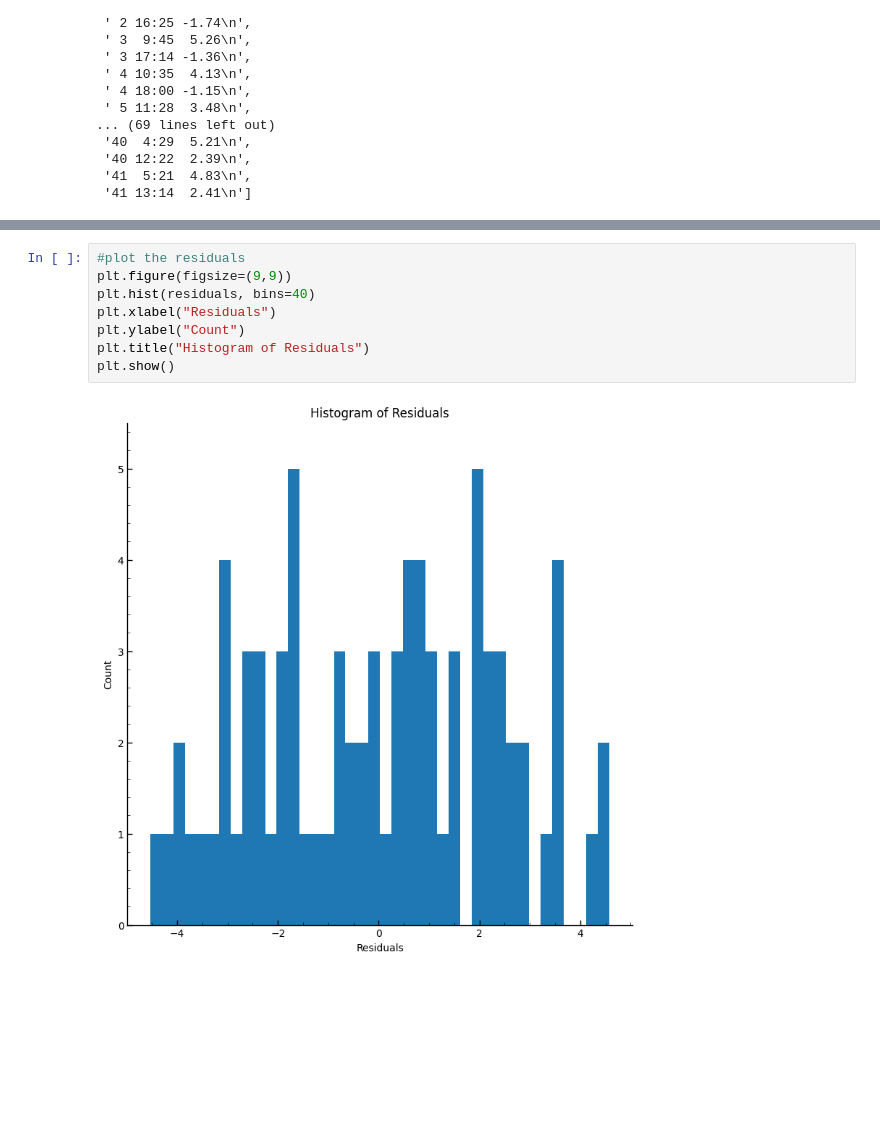
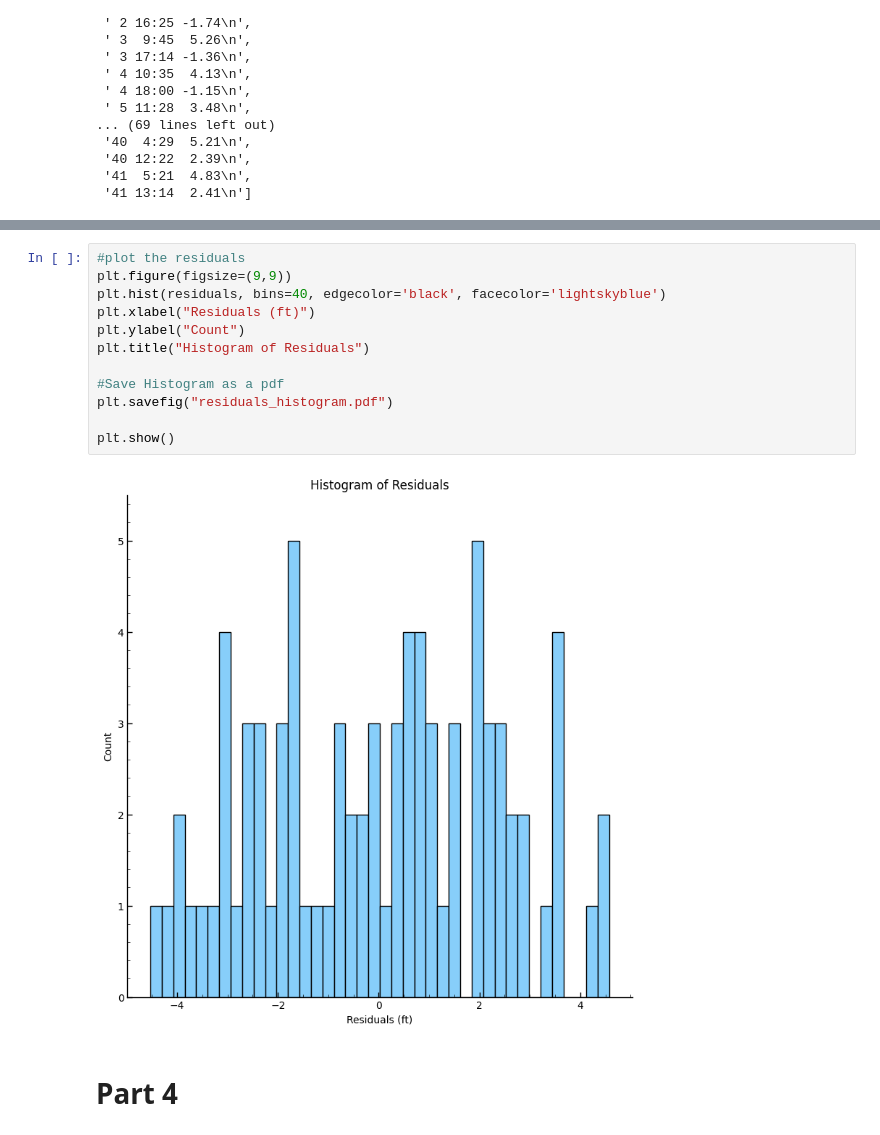
Before and after one commit to crod1333/group5-astr-19, a Jupyter notebook: group5-tidal-project.ipynb, the cells around one changed output, grey strips where cells are left out. Cells and saved outputs as stored; diff of their text form; blank space fills up the shorter version.

Commit message:
added part 4 finished file

```diff
--- a/group5-tidal-project.ipynb
+++ b/group5-tidal-project.ipynb
@@ -114,10 +142,16 @@ plt.show()
 # %%
 #plot the residuals
 plt.figure(figsize=(9,9))
-plt.hist(residuals, bins=40)
-plt.xlabel("Residuals")
+plt.hist(residuals, bins=40, edgecolor='black', facecolor='lightskyblue')
+plt.xlabel("Residuals (ft)")
 plt.ylabel("Count")
 plt.title("Histogram of Residuals")
+
+#Save Histogram as a pdf
+plt.savefig("residuals_histogram.pdf")
+
 plt.show()
 # %% [output]
-[figure, old version]
+[figure, new version]
+# %% [markdown]
+# Part 4
```
Also changed, not shown: parts of 15 cells of this notebook.
